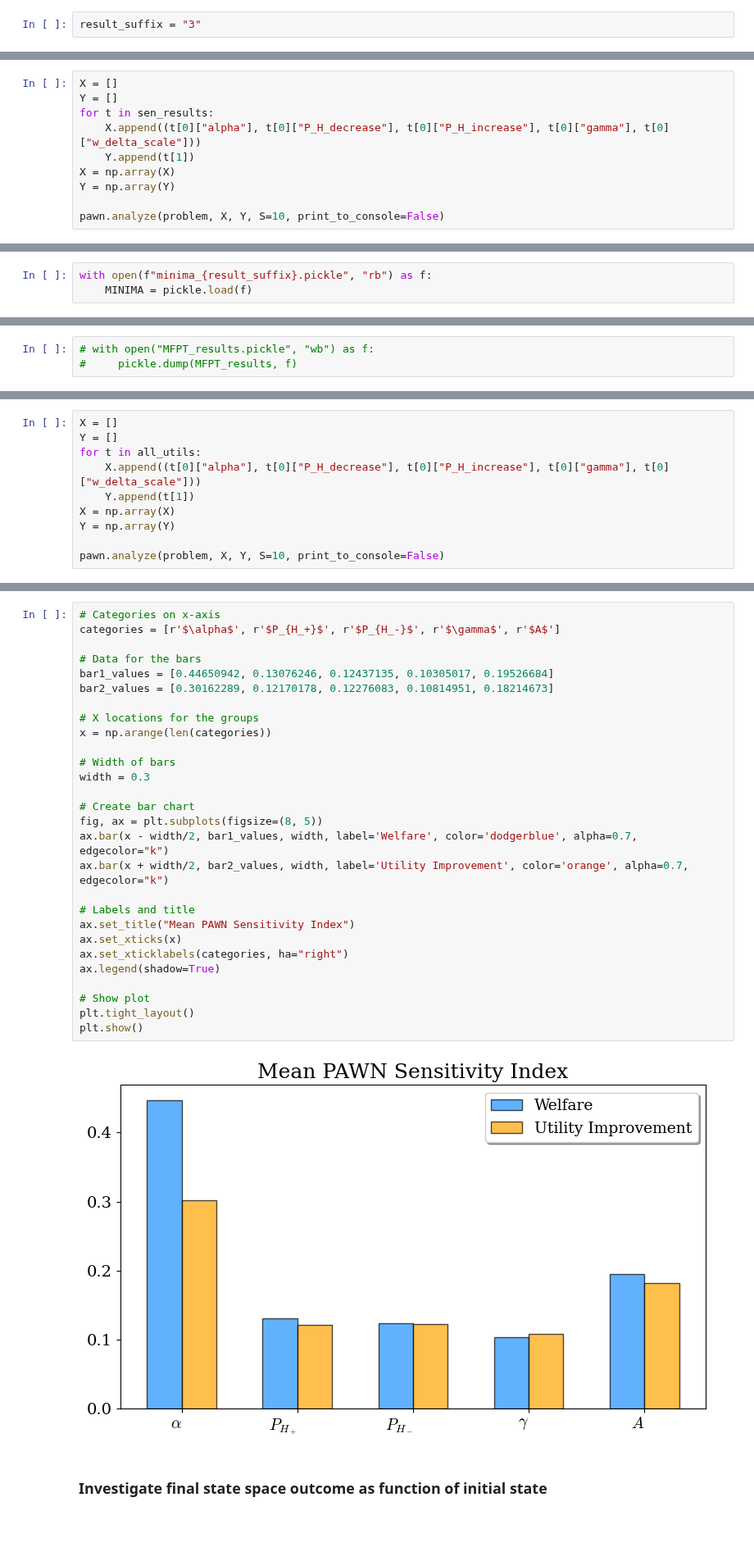
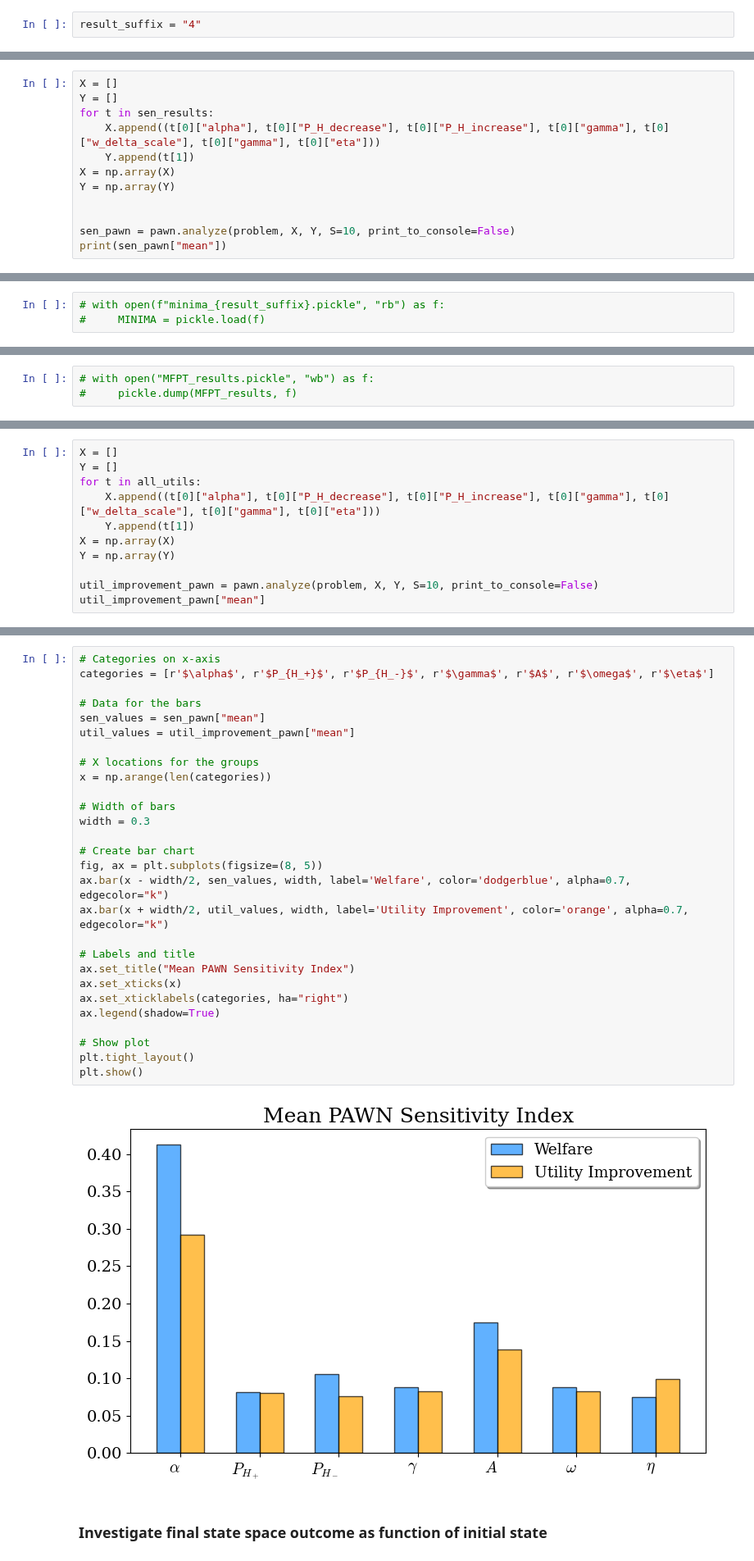
Before and after one commit to charlesaugdupont/cognitive-biases-endogenous-volatility, a Jupyter notebook: SensitivityAnalysis.ipynb, the cells around one changed output, grey strips where cells are left out. Shown at 82% size. Drawn from its saved outputs; the diff is of its cells as text; blank space fills up the shorter version.

```diff
--- a/SensitivityAnalysis.ipynb
+++ b/SensitivityAnalysis.ipynb
@@ -34,7 +34,7 @@ problem = {
     'bounds': [[0,1], [0,1], [0,1], [0.4,0.8], [0,1]]
 }
 # %%
-result_suffix = "3"
+result_suffix = "4"
 # %% [markdown]
 ### Sen's Welfare Function
 # %%
@@ -85,10 +85,12 @@ plt.show()
 X = []
 Y = []
 for t in sen_results:
-    X.append((t[0]["alpha"], t[0]["P_H_decrease"], t[0]["P_H_increase"], t[0]["gamma"], t[0]["w_delta_scale"]))
+    X.append((t[0]["alpha"], t[0]["P_H_decrease"], t[0]["P_H_increase"], t[0]["gamma"], t[0]["w_delta_scale"], t[0]["gamma"], t[0]["eta"]))
     Y.append(t[1])
 X = np.array(X)
 Y = np.array(Y)
 
-pawn.analyze(problem, X, Y, S=10, print_to_console=False)
+
+sen_pawn = pawn.analyze(problem, X, Y, S=10, print_to_console=False)
+print(sen_pawn["mean"])
 # %% [output]
@@ -220,8 +215,8 @@ for param_set, func in tqdm(interpolation_functions):
 with open(f"minima_{result_suffix}.pickle", "wb") as f:
     pickle.dump(MINIMA, f)
 # %%
-with open(f"minima_{result_suffix}.pickle", "rb") as f:
-    MINIMA = pickle.load(f)
+# with open(f"minima_{result_suffix}.pickle", "rb") as f:
+#     MINIMA = pickle.load(f)
 # %%
 plt.hist(
     [len(m[1]) for m in MINIMA],
@@ -335,10 +339,11 @@ plt.show()
 X = []
 Y = []
 for t in all_utils:
-    X.append((t[0]["alpha"], t[0]["P_H_decrease"], t[0]["P_H_increase"], t[0]["gamma"], t[0]["w_delta_scale"]))
+    X.append((t[0]["alpha"], t[0]["P_H_decrease"], t[0]["P_H_increase"], t[0]["gamma"], t[0]["w_delta_scale"], t[0]["gamma"], t[0]["eta"]))
     Y.append(t[1])
 X = np.array(X)
 Y = np.array(Y)
 
-pawn.analyze(problem, X, Y, S=10, print_to_console=False)
+util_improvement_pawn = pawn.analyze(problem, X, Y, S=10, print_to_console=False)
+util_improvement_pawn["mean"]
 # %% [output]
@@ -355,33 +352,33 @@ pawn.analyze(problem, X, Y, S=10, print_to_console=False)
 # %%
 # Categories on x-axis
-categories = [r'$\alpha$', r'$P_{H_+}$', r'$P_{H_-}$', r'$\gamma$', r'$A$']
+categories = [r'$\alpha$', r'$P_{H_+}$', r'$P_{H_-}$', r'$\gamma$', r'$A$', r'$\omega$', r'$\eta$']
 
 # Data for the bars
-bar1_values = [0.44650942, 0.13076246, 0.12437135, 0.10305017, 0.19526684]
-bar2_values = [0.30162289, 0.12170178, 0.12276083, 0.10814951, 0.18214673]
+sen_values = sen_pawn["mean"]
+util_values = util_improvement_pawn["mean"]
 
 # X locations for the groups
 x = np.arange(len(categories))
 
 # Width of bars
 width = 0.3
 
 # Create bar chart
 fig, ax = plt.subplots(figsize=(8, 5))
-ax.bar(x - width/2, bar1_values, width, label='Welfare', color='dodgerblue', alpha=0.7, edgecolor="k")
-ax.bar(x + width/2, bar2_values, width, label='Utility Improvement', color='orange', alpha=0.7, edgecolor="k")
+ax.bar(x - width/2, sen_values, width, label='Welfare', color='dodgerblue', alpha=0.7, edgecolor="k")
+ax.bar(x + width/2, util_values, width, label='Utility Improvement', color='orange', alpha=0.7, edgecolor="k")
 
 # Labels and title
 ax.set_title("Mean PAWN Sensitivity Index")
 ax.set_xticks(x)
 ax.set_xticklabels(categories, ha="right")
 ax.legend(shadow=True)
 
 # Show plot
 plt.tight_layout()
 plt.show()
 # %% [output]
-[figure, old version]
+[figure, new version]
 # %% [markdown]
 ### Investigate final state space outcome as function of initial state
 # %%
```
Also changed, not shown: parts of 13 cells of this notebook.
